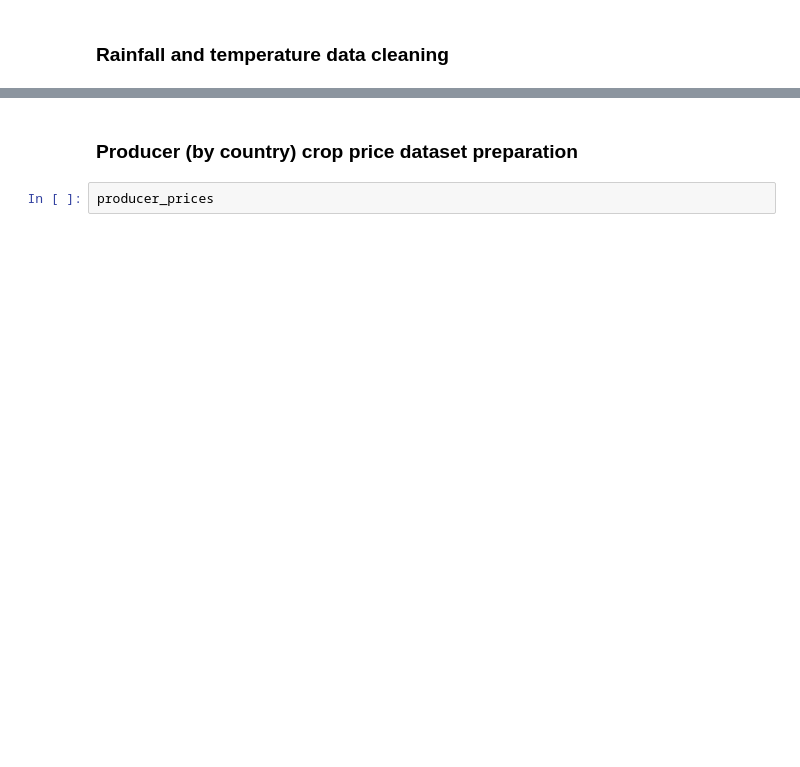
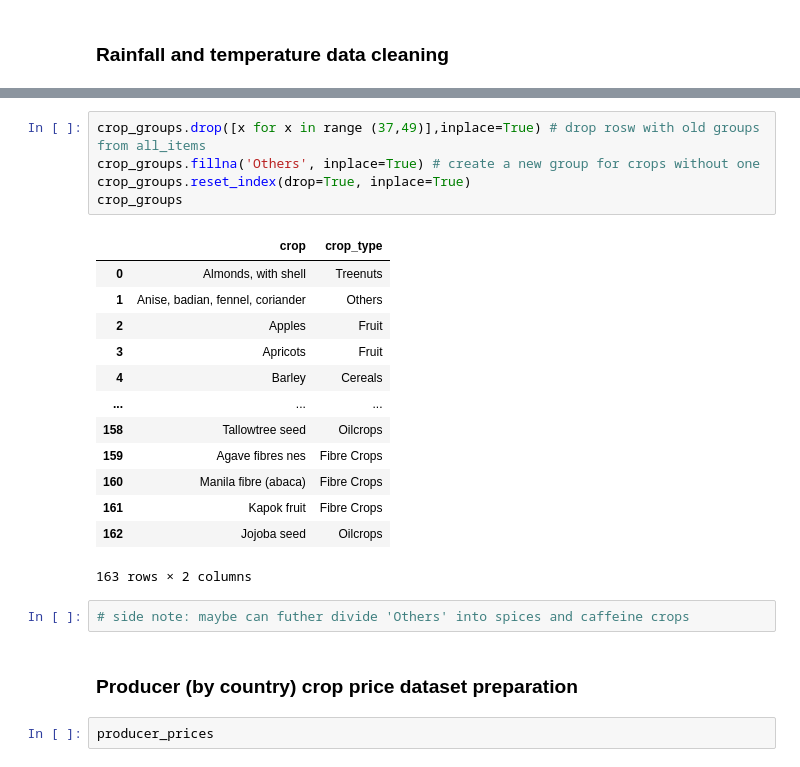
Before and after one commit to sidharrth2002/crops-and-caffeine, a Jupyter notebook: DataPreprocessing.ipynb, the cells around one changed output, grey strips where cells are left out. Drawn from its saved outputs; the diff is of its cells as text; blank space fills up the shorter version.

```diff
--- a/DataPreprocessing.ipynb
+++ b/DataPreprocessing.ipynb
@@ -97,3 +351,24 @@ Index(['Temperature - (Celsius)', 'Year', 'Statistics', 'Country', 'ISO3',
+# %%
+crop_groups.drop([x for x in range (37,49)],inplace=True) # drop rosw with old groups from all_items
+crop_groups.fillna('Others', inplace=True) # create a new group for crops without one
+crop_groups.reset_index(drop=True, inplace=True)
+crop_groups
+# %% [output]
+|  | crop | crop_type |
+| 0 | Almonds, with shell | Treenuts |
+| 1 | Anise, badian, fennel, coriander | Others |
+| 2 | Apples | Fruit |
+| 3 | Apricots | Fruit |
+| 4 | Barley | Cereals |
+| ... | ... | ... |
+| 158 | Tallowtree seed | Oilcrops |
+| 159 | Agave fibres nes | Fibre Crops |
+| 160 | Manila fibre (abaca) | Fibre Crops |
+| 161 | Kapok fruit | Fibre Crops |
+| 162 | Jojoba seed | Oilcrops |
+163 rows × 2 columns
+# %%
+# side note: maybe can futher divide 'Others' into spices and caffeine crops
 # %% [markdown]
 ### Producer (by country) crop price dataset preparation
 # %%
```
Also changed, not shown: parts of 22 cells of this notebook, 4 other files.
